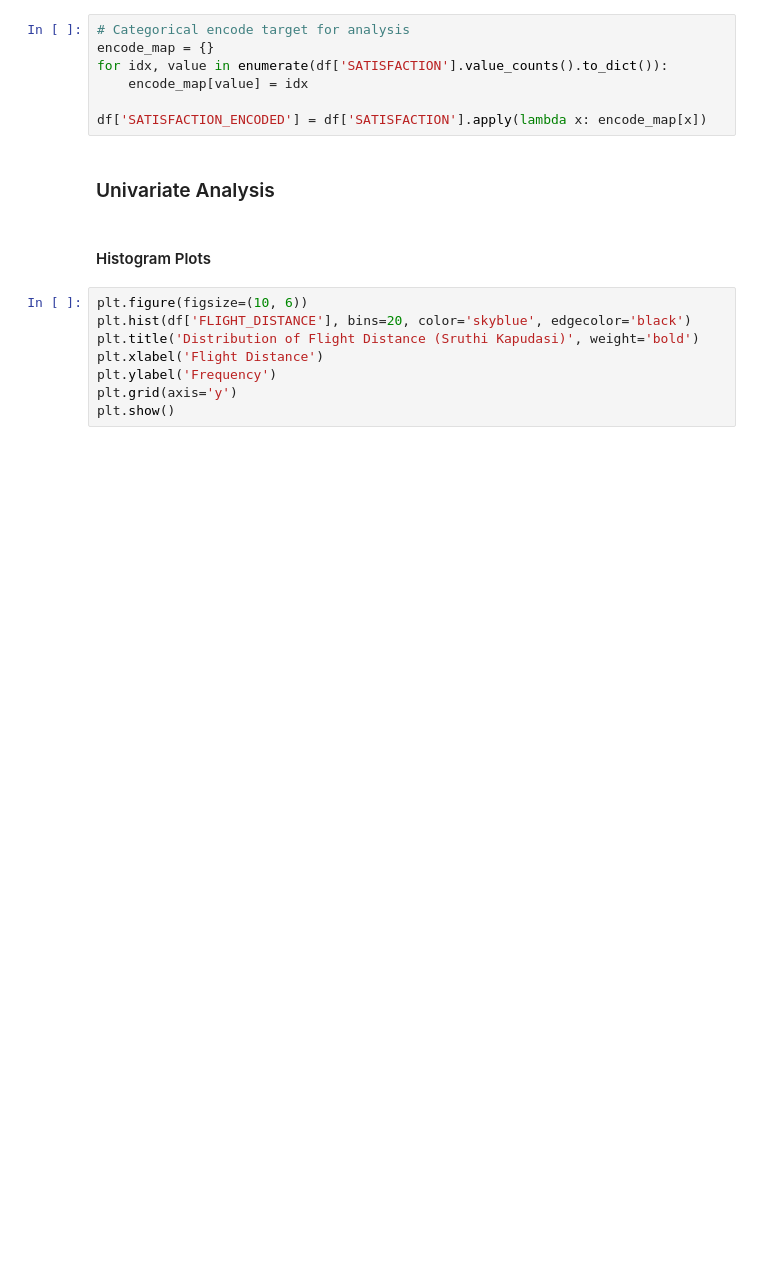
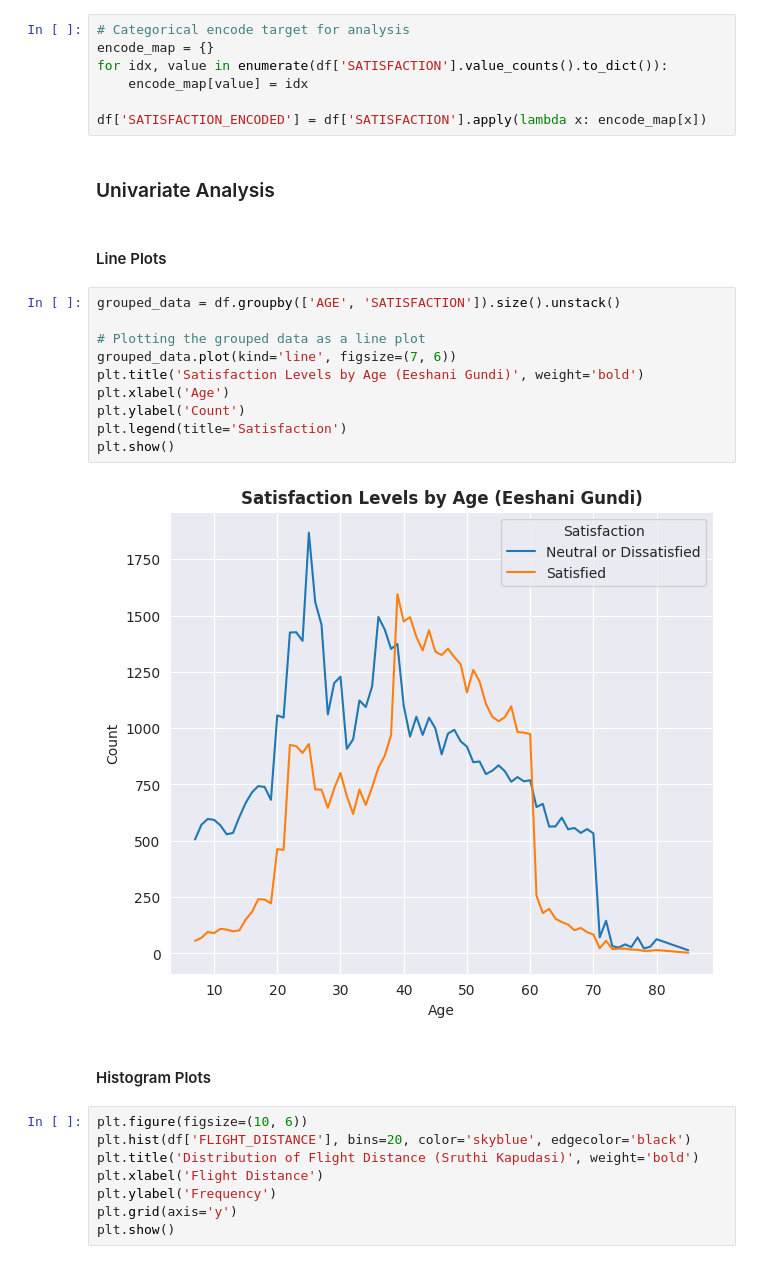
Before and after one commit to BrettFX/DATA-602-Airline-Customer-Satisfaction, a Jupyter notebook: eda/TEAM_5_EDA_DataPrep.ipynb, the cells around one changed output. Saved outputs shown, nothing was run; the diff lists cells and outputs as text; blank space fills up the shorter version.

Commit message:
Add team leader's visualizations (Eeshani Gundi)

```diff
--- a/eda/TEAM_5_EDA_DataPrep.ipynb
+++ b/eda/TEAM_5_EDA_DataPrep.ipynb
@@ -399,6 +399,20 @@ for idx, value in enumerate(df['SATISFACTION'].value_counts().to_dict()):
 df['SATISFACTION_ENCODED'] = df['SATISFACTION'].apply(lambda x: encode_map[x])
 # %% [markdown]
 ### Univariate Analysis
+# %% [markdown]
+#### Line Plots
+# %%
+grouped_data = df.groupby(['AGE', 'SATISFACTION']).size().unstack()
+
+# Plotting the grouped data as a line plot
+grouped_data.plot(kind='line', figsize=(7, 6))
+plt.title('Satisfaction Levels by Age (Eeshani Gundi)', weight='bold')
+plt.xlabel('Age')
+plt.ylabel('Count')
+plt.legend(title='Satisfaction')
+plt.show()
+# %% [output]
+[figure, added]
 # %% [markdown]
 #### Histogram Plots
 # %%
```
Also changed, not shown: parts of 4 cells of this notebook.
